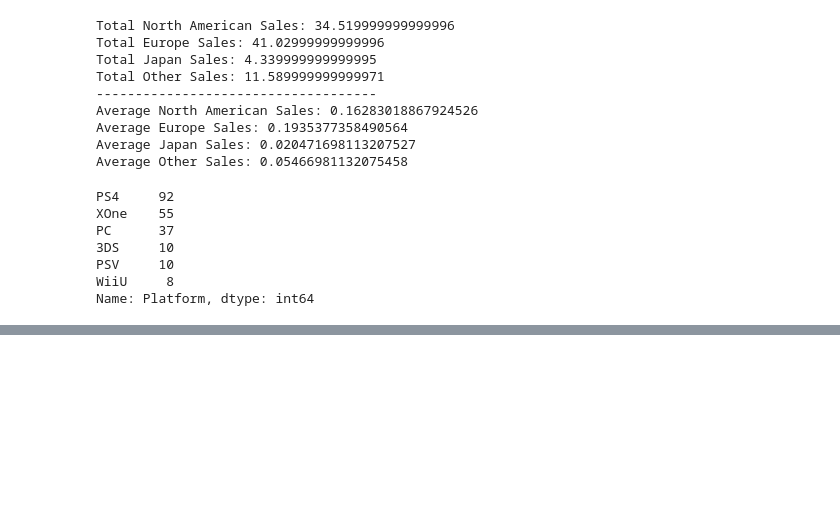
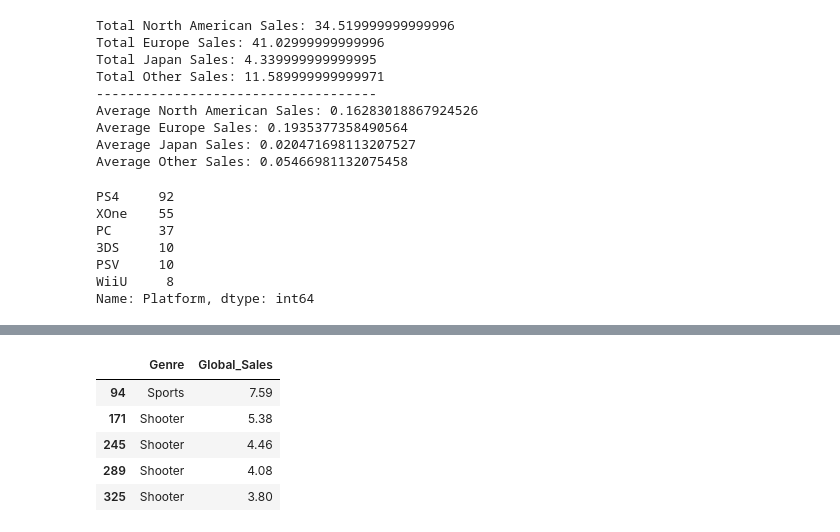
Before and after one commit to mcgvgc2514/Video-Game-Sale-Analysis, a Jupyter notebook: Data Cleaning/Final Analysis.ipynb, the cells around one changed output, grey strips where cells are left out. Cells and saved outputs as stored; diff of their text form; code cells hidden in the pictures; blank space fills up the shorter version.

```diff
--- a/Data Cleaning/Final Analysis.ipynb
+++ b/Data Cleaning/Final Analysis.ipynb
@@ -291,0 +319,14 @@ Groups = ("PS4", "XboxOne", "PC", "3DS", "PSV", "WiiU")
+# %%
+# Either way, PS4 takes the lead, and if a game developer/investor had to pick only one console to release a game on,
+# it should be the PS4.
+
+Genre2016_Sales = GamesDF2016_Dropped_All[["Genre", "Global_Sales"]]
+Genre2016_Sales.head()
+# Here, I'm evaluating based on Genre
+# %% [output]
+|  | Genre | Global_Sales |
+| 94 | Sports | 7.59 |
+| 171 | Shooter | 5.38 |
+| 245 | Shooter | 4.46 |
+| 289 | Shooter | 4.08 |
+| 325 | Shooter | 3.80 |
```
Also changed, not shown: parts of 5 cells of this notebook.
